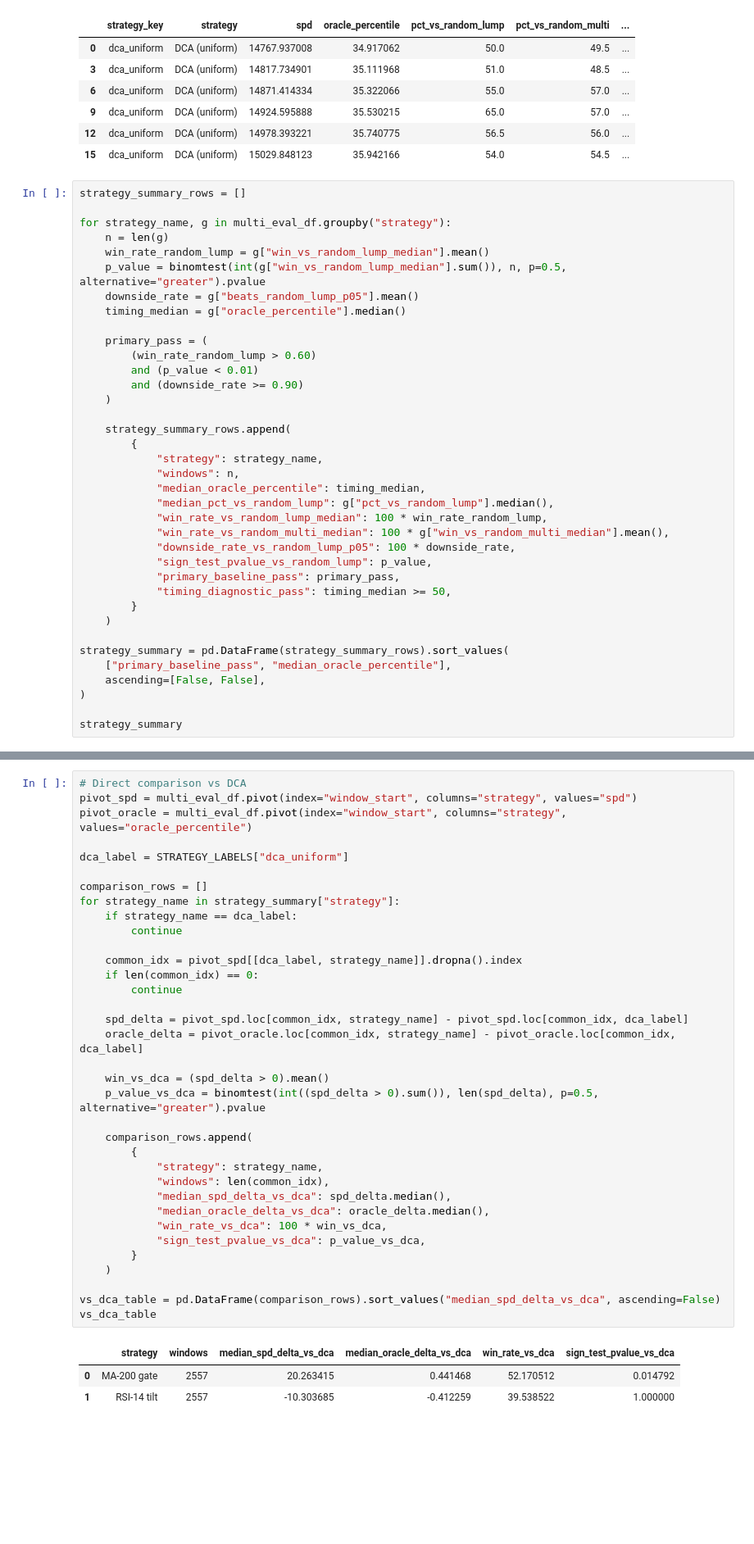
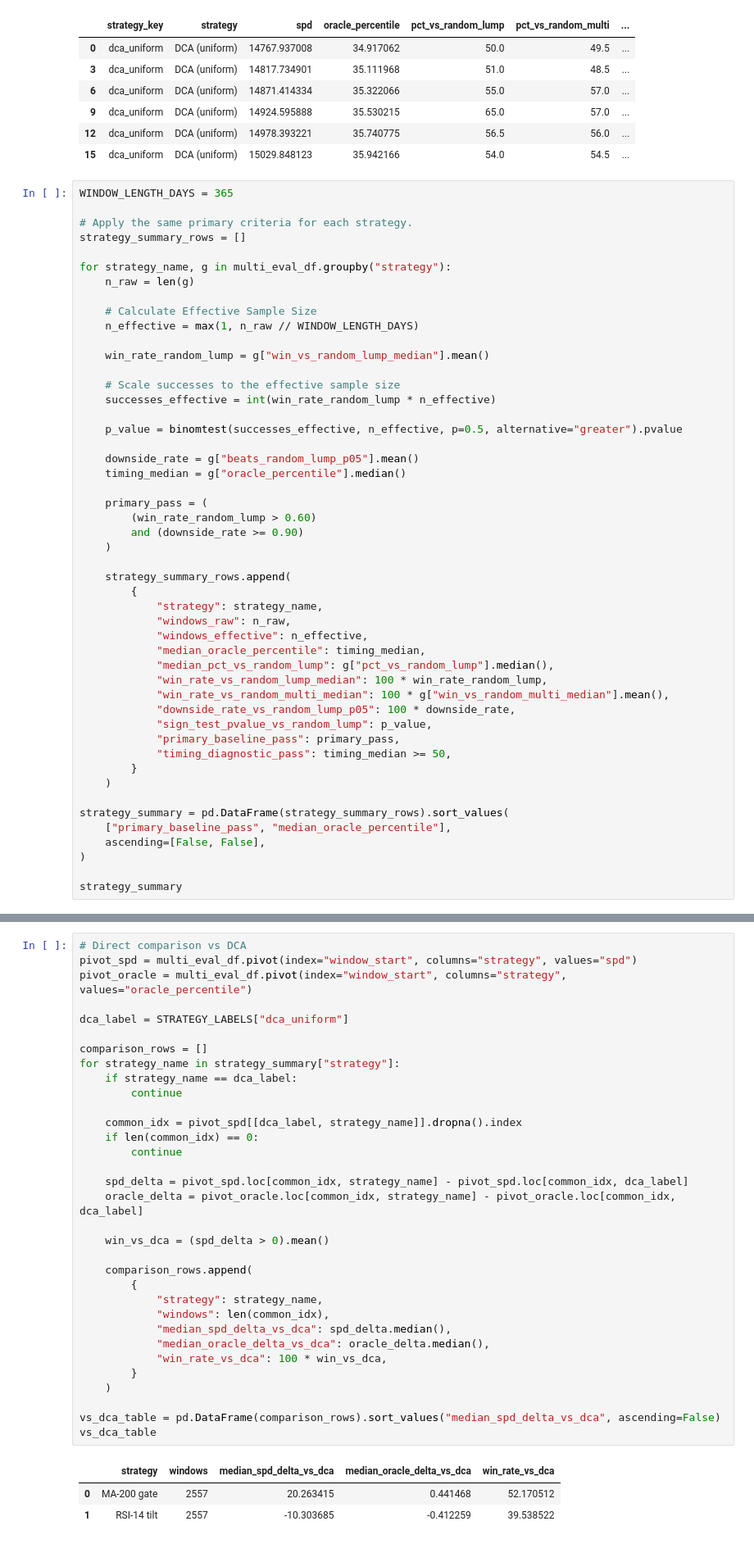
Before and after one commit to mmidlash/bitcoin-analytics-capstone-template, a Jupyter notebook: eda/EDA_Executive.ipynb, the cells around one changed output, grey strips where cells are left out. Shown at 82% size. Drawn from its saved outputs; the diff is of its cells as text; blank space fills up the shorter version.

Commit message:
Update Executive EDA: block bootstrap and effective sample size

```diff
--- a/eda/EDA_Executive.ipynb
+++ b/eda/EDA_Executive.ipynb
@@ -590,25 +613,37 @@ Rows in multi-strategy evaluation: 7,671
 | 12 | dca_uniform | DCA (uniform) | 14978.393221 | 35.740775 | 56.5 | 56.0 | ... |
 | 15 | dca_uniform | DCA (uniform) | 15029.848123 | 35.942166 | 54.0 | 54.5 | ... |
 # %%
+WINDOW_LENGTH_DAYS = 365
+
+# Apply the same primary criteria for each strategy.
 strategy_summary_rows = []
 
 for strategy_name, g in multi_eval_df.groupby("strategy"):
-    n = len(g)
+    n_raw = len(g)
+
+    # Calculate Effective Sample Size
+    n_effective = max(1, n_raw // WINDOW_LENGTH_DAYS)
+
     win_rate_random_lump = g["win_vs_random_lump_median"].mean()
-    p_value = binomtest(int(g["win_vs_random_lump_median"].sum()), n, p=0.5, alternative="greater").pvalue
+
+    # Scale successes to the effective sample size
+    successes_effective = int(win_rate_random_lump * n_effective)
+
+    p_value = binomtest(successes_effective, n_effective, p=0.5, alternative="greater").pvalue
+
     downside_rate = g["beats_random_lump_p05"].mean()
     timing_median = g["oracle_percentile"].median()
 
     primary_pass = (
         (win_rate_random_lump > 0.60)
-        and (p_value < 0.01)
         and (downside_rate >= 0.90)
     )
 
     strategy_summary_rows.append(
         {
             "strategy": strategy_name,
-            "windows": n,
+            "windows_raw": n_raw,
+            "windows_effective": n_effective,
             "median_oracle_percentile": timing_median,
             "median_pct_vs_random_lump": g["pct_vs_random_lump"].median(),
             "win_rate_vs_random_lump_median": 100 * win_rate_random_lump,
@@ -638,38 +673,36 @@ pivot_oracle = multi_eval_df.pivot(index="window_start", columns="strategy", val
 
 dca_label = STRATEGY_LABELS["dca_uniform"]
 
 comparison_rows = []
 for strategy_name in strategy_summary["strategy"]:
     if strategy_name == dca_label:
         continue
 
     common_idx = pivot_spd[[dca_label, strategy_name]].dropna().index
     if len(common_idx) == 0:
         continue
 
     spd_delta = pivot_spd.loc[common_idx, strategy_name] - pivot_spd.loc[common_idx, dca_label]
     oracle_delta = pivot_oracle.loc[common_idx, strategy_name] - pivot_oracle.loc[common_idx, dca_label]
 
     win_vs_dca = (spd_delta > 0).mean()
-    p_value_vs_dca = binomtest(int((spd_delta > 0).sum()), len(spd_delta), p=0.5, alternative="greater").pvalue
 
     comparison_rows.append(
         {
             "strategy": strategy_name,
             "windows": len(common_idx),
             "median_spd_delta_vs_dca": spd_delta.median(),
             "median_oracle_delta_vs_dca": oracle_delta.median(),
             "win_rate_vs_dca": 100 * win_vs_dca,
-            "sign_test_pvalue_vs_dca": p_value_vs_dca,
         }
     )
 
 vs_dca_table = pd.DataFrame(comparison_rows).sort_values("median_spd_delta_vs_dca", ascending=False)
 vs_dca_table
 # %% [output]
-|  | strategy | windows | median_spd_delta_vs_dca | median_oracle_delta_vs_dca | win_rate_vs_dca | sign_test_pvalue_vs_dca |
-| 0 | MA-200 gate | 2557 | 20.263415 | 0.441468 | 52.170512 | 0.014792 |
-| 1 | RSI-14 tilt | 2557 | -10.303685 | -0.412259 | 39.538522 | 1.000000 |
+|  | strategy | windows | median_spd_delta_vs_dca | median_oracle_delta_vs_dca | win_rate_vs_dca |
+| 0 | MA-200 gate | 2557 | 20.263415 | 0.441468 | 52.170512 |
+| 1 | RSI-14 tilt | 2557 | -10.303685 | -0.412259 | 39.538522 |
 # %%
 # Visual summary: robustness pass/fail and timing median by strategy.
 plot_df = strategy_summary.copy()
```
Also changed, not shown: parts of 4 cells of this notebook.
